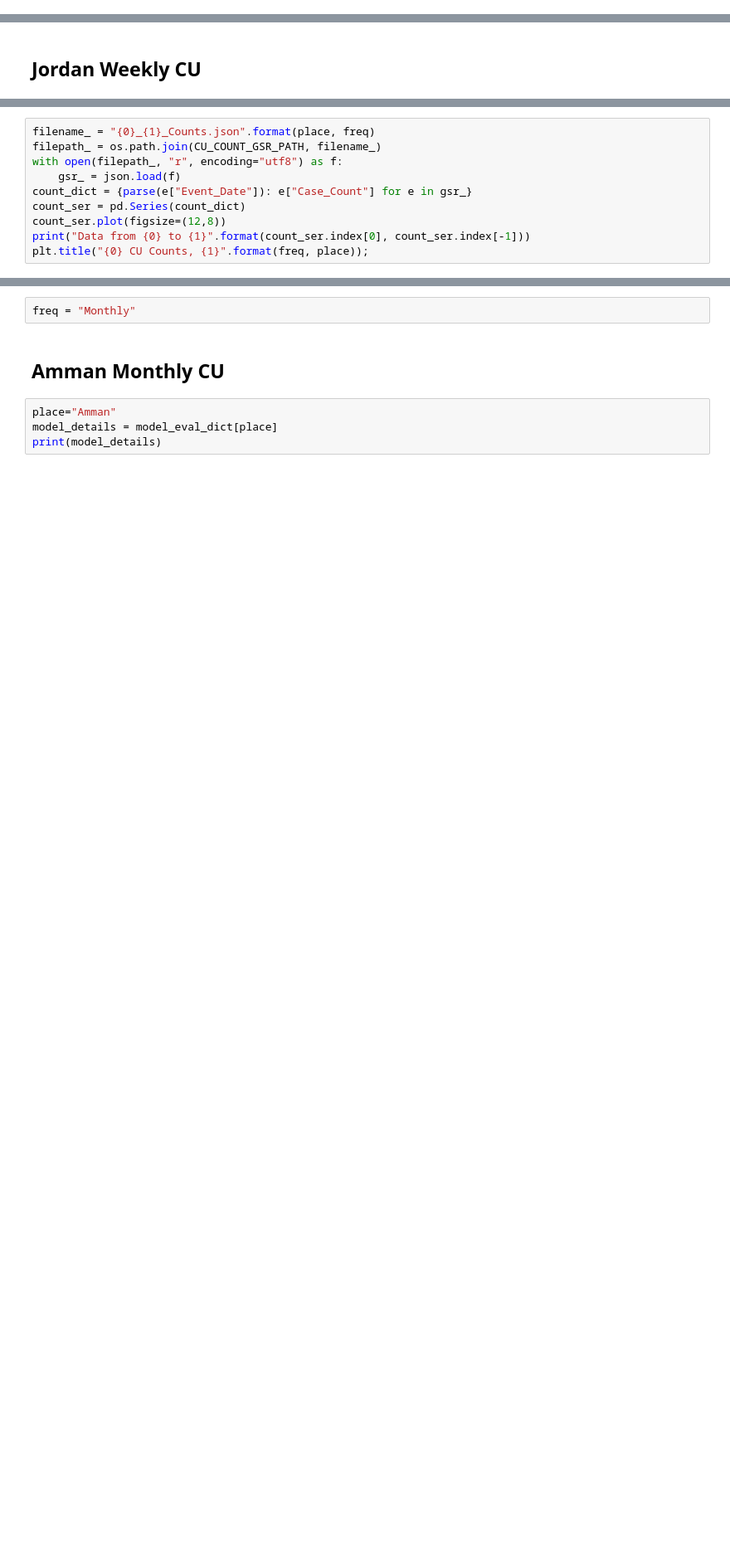
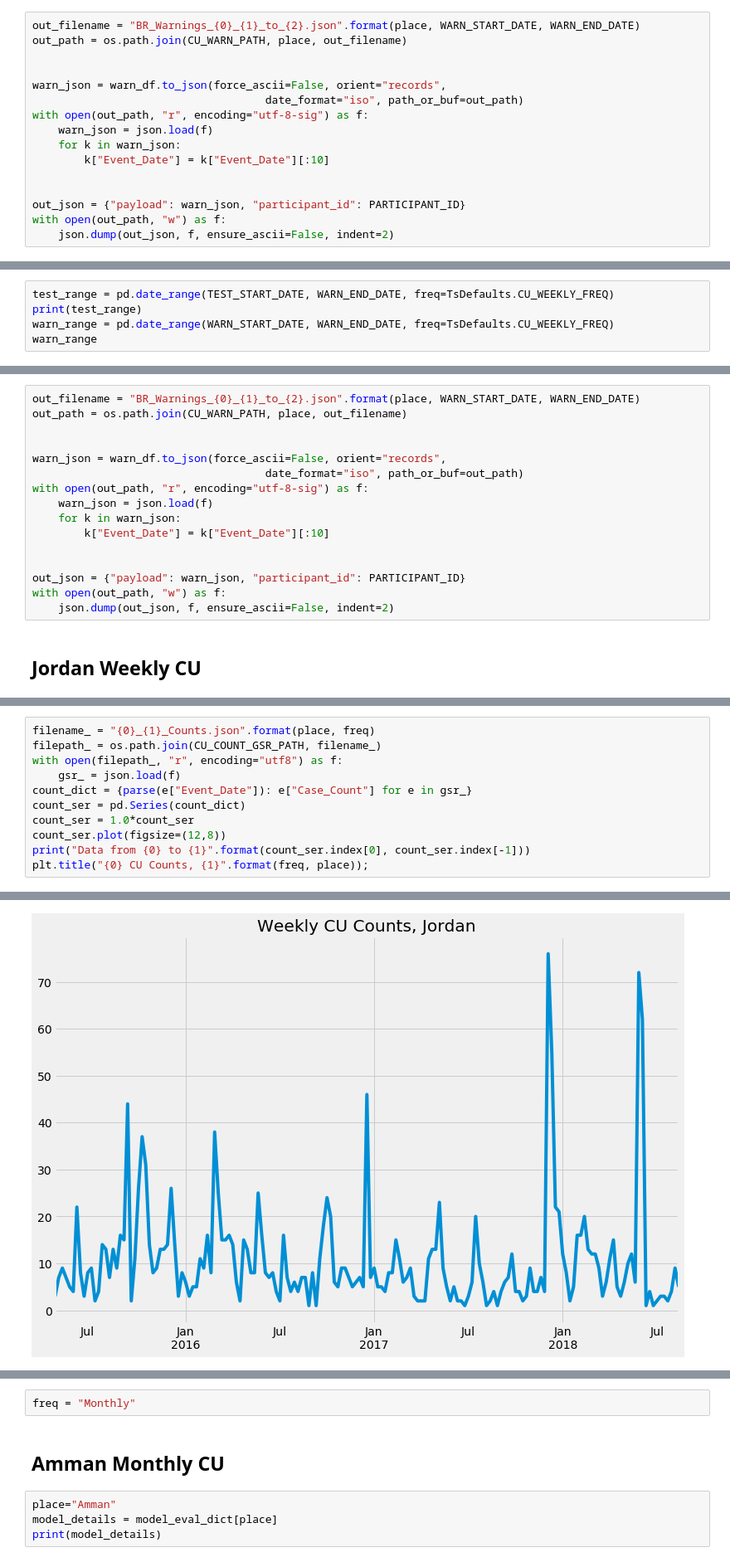
Before and after one commit to planetmercury/mercury-challenge, a Jupyter notebook: src/Baserate/notebooks/Produce Baserate CU Warnings with Timestamp Without Model Details.ipynb, the cells around one changed output, grey strips where cells are left out. Shown at 83% size. Drawn from its saved outputs; the diff is of its cells as text; blank space fills up the shorter version.

Commit message:
CU Baserate warnings

```diff
--- a/src/Baserate/notebooks/Produce Baserate CU Warnings with Timestamp Without Model Details.ipynb
+++ b/src/Baserate/notebooks/Produce Baserate CU Warnings with Timestamp Without Model Details.ipynb
@@ -156,3 +147,19 @@ Mean QS = 0.369
+# %%
+out_filename = "BR_Warnings_{0}_{1}_to_{2}.json".format(place, WARN_START_DATE, WARN_END_DATE)
+out_path = os.path.join(CU_WARN_PATH, place, out_filename)
+
+
+warn_json = warn_df.to_json(force_ascii=False, orient="records",
+                                    date_format="iso", path_or_buf=out_path)
+with open(out_path, "r", encoding="utf-8-sig") as f:
+    warn_json = json.load(f)
+    for k in warn_json:
+        k["Event_Date"] = k["Event_Date"][:10]
+
+
+out_json = {"payload": warn_json, "participant_id": PARTICIPANT_ID}
+with open(out_path, "w") as f:
+    json.dump(out_json, f, ensure_ascii=False, indent=2)
 # %%
 freq = "Weekly"
 # %% [markdown]
@@ -245,0 +195,5 @@ pass your own start_params.
+# %%
+test_range = pd.date_range(TEST_START_DATE, WARN_END_DATE, freq=TsDefaults.CU_WEEKLY_FREQ)
+print(test_range)
+warn_range = pd.date_range(WARN_START_DATE, WARN_END_DATE, freq=TsDefaults.CU_WEEKLY_FREQ)
+warn_range
@@ -246,3 +251,19 @@ pass your own start_params.
+# %%
+out_filename = "BR_Warnings_{0}_{1}_to_{2}.json".format(place, WARN_START_DATE, WARN_END_DATE)
+out_path = os.path.join(CU_WARN_PATH, place, out_filename)
+
+
+warn_json = warn_df.to_json(force_ascii=False, orient="records",
+                                    date_format="iso", path_or_buf=out_path)
+with open(out_path, "r", encoding="utf-8-sig") as f:
+    warn_json = json.load(f)
+    for k in warn_json:
+        k["Event_Date"] = k["Event_Date"][:10]
+
+
+out_json = {"payload": warn_json, "participant_id": PARTICIPANT_ID}
+with open(out_path, "w") as f:
+    json.dump(out_json, f, ensure_ascii=False, indent=2)
 # %% [markdown]
 ## Jordan Weekly CU
 # %%
@@ -256,6 +279,8 @@ with open(filepath_, "r", encoding="utf8") as f:
     gsr_ = json.load(f)
 count_dict = {parse(e["Event_Date"]): e["Case_Count"] for e in gsr_}
 count_ser = pd.Series(count_dict)
+count_ser = 1.0*count_ser
 count_ser.plot(figsize=(12,8))
 print("Data from {0} to {1}".format(count_ser.index[0], count_ser.index[-1]))
 plt.title("{0} CU Counts, {1}".format(freq, place));
+# %% [output]
@@ -261,0 +288 @@ plt.title("{0} CU Counts, {1}".format(freq, place));
+[figure, added]
```
Also changed, not shown: parts of 36 cells of this notebook, 18 other files.
